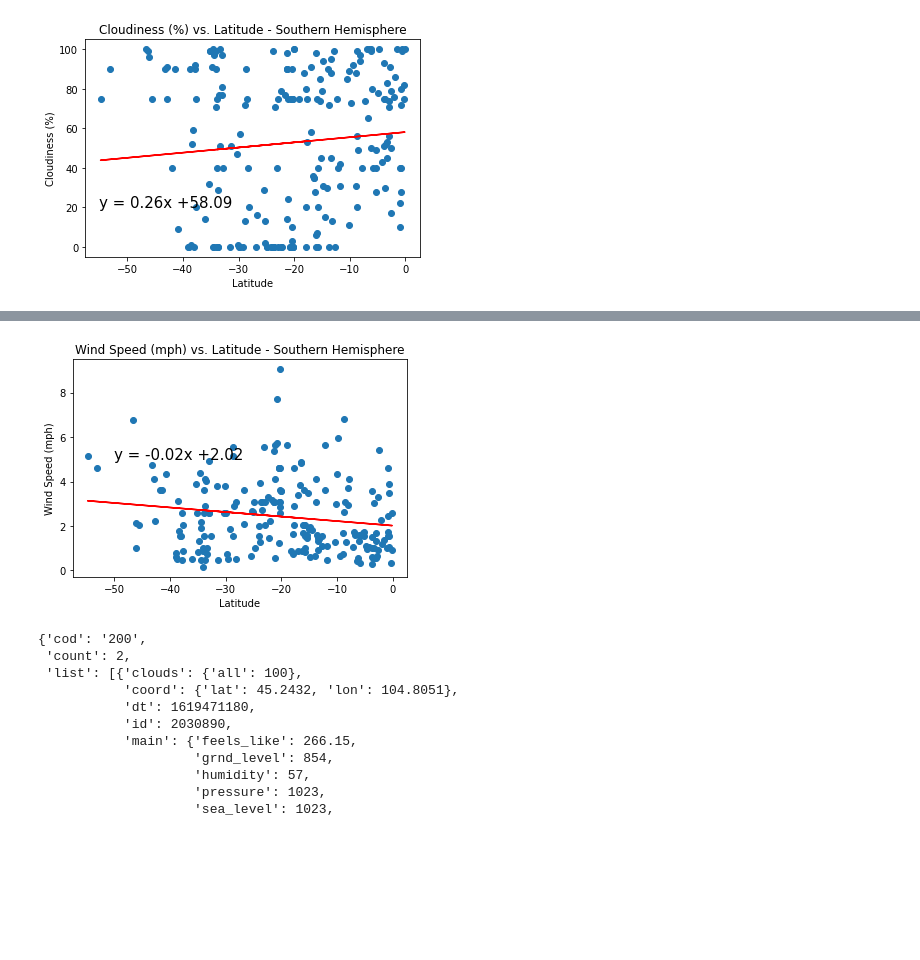
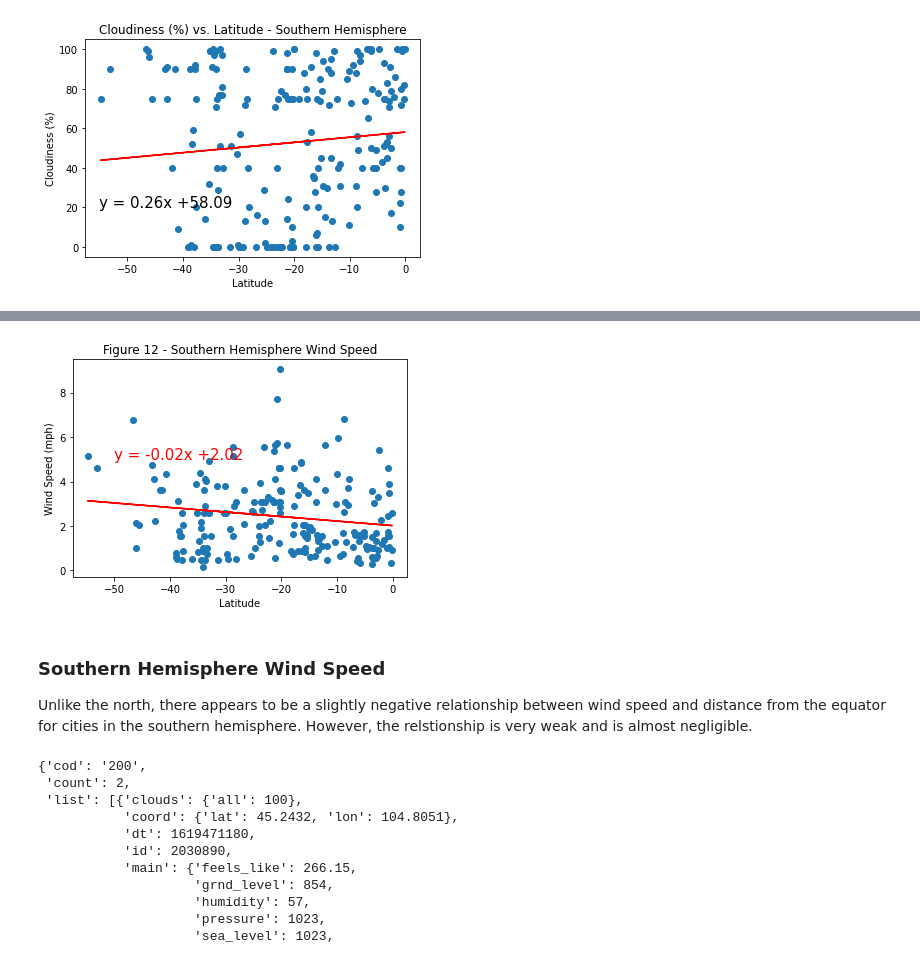
Before and after one commit to yukamara/python-api-challenge, a Jupyter notebook: WeatherPy/WeatherPy.ipynb, the cells around one changed output, grey strips where cells are left out. Cells and saved outputs as stored; diff of their text form; code cells hidden in the pictures; blank space fills up the shorter version.

```diff
--- a/WeatherPy/WeatherPy.ipynb
+++ b/WeatherPy/WeatherPy.ipynb
@@ -537,33 +552,36 @@ plt.show()
 # %%
 #Southern Hemisphere - Wind Speed (mph) vs. Latitude
 
 # Define the x and y variables
 X = weatherSouth.loc[:,'Latitude'].values.reshape(-1, 1)
 Y = weatherSouth.loc[:,'Wind Speed (mph)'].values.reshape(-1, 1)
 
 #Fit the lr line
 lr = LinearRegression()
 lr.fit(X, Y)
 Y_pred = lr.predict(X)
 
 # get x, y values to calculate the regression parameters
 lat = weatherSouth.loc[:,'Latitude']
 wind = weatherSouth.loc[:,'Wind Speed (mph)']
 
 # calculate the parameters and get the regression equation
 (slope, intercept, rvalue, pvalue, stderr) = linregress(lat, wind)
 line_eq = "y = " + str(round(slope, 2)) + "x +" + str(round(intercept,2))
 
 #Visualize the results in a scatter plot
 plt.scatter(X, Y)
 plt.plot(X, Y_pred, color='r')
-plt.annotate(line_eq, (-50,5), fontsize=15)
+plt.annotate(line_eq, (-50,5), fontsize=15, color='r')
 plt.ylabel('Wind Speed (mph)')
 plt.xlabel('Latitude')
-plt.title('Wind Speed (mph) vs. Latitude - Southern Hemisphere')
+plt.title('Figure 12 - Southern Hemisphere Wind Speed')
 plt.show()
 # %% [output]
-[figure, old version]
+[figure, new version]
+# %% [markdown]
+### Southern Hemisphere Wind Speed
+Unlike the north, there appears to be a slightly negative relationship between wind speed and distance from the equator for cities in the southern hemisphere. However, the relstionship is very weak and is almost negligible.
 # %%
 # calculating values and constructing the regression line
 x_values = ave_tv_mw_cap['Weight (g)']
```
Also changed, not shown: parts of 9 cells of this notebook.
